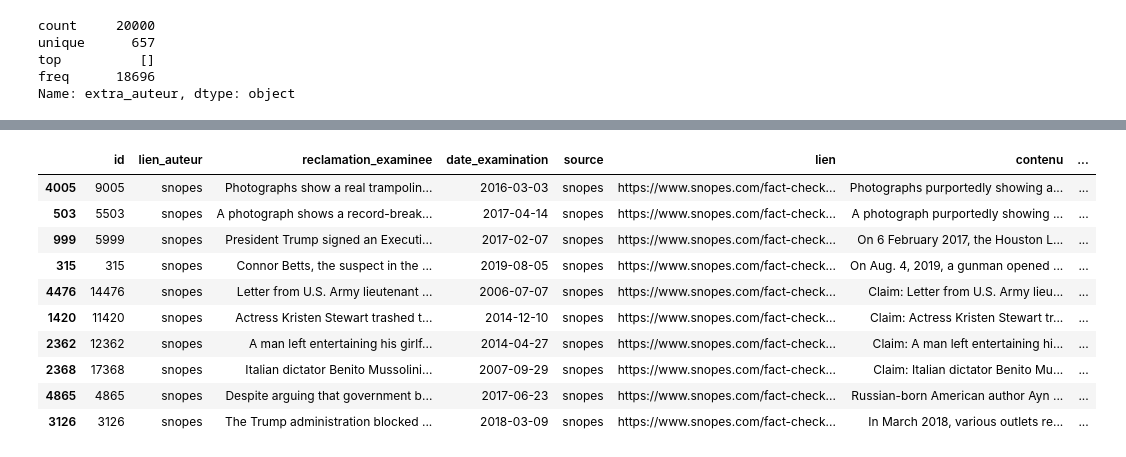
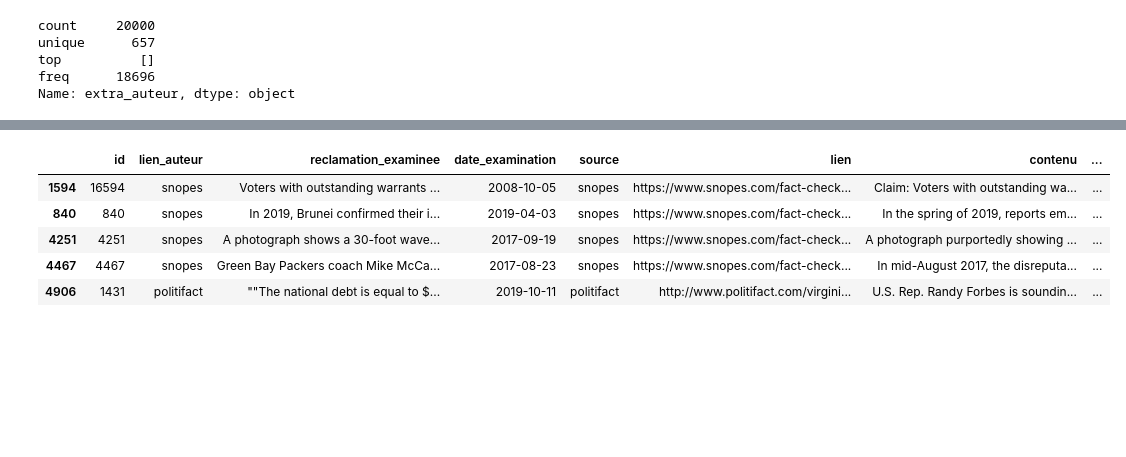
Before and after one commit to MassiBelaid/projetScienceDonnees, a Jupyter notebook: projet.ipynb, the cells around one changed output, grey strips where cells are left out. Cells and saved outputs as stored; diff of their text form; code cells hidden in the pictures; blank space fills up the shorter version.

```diff
--- a/projet.ipynb
+++ b/projet.ipynb
@@ -221,16 +237,11 @@ freq                                                      1
 Name: lien, dtype: object
 ... (17 outputs left out)
 # %%
-display(df.sample(10))
+display(df.sample(5))
 # %% [output]
 |  | id | lien_auteur | reclamation_examinee | date_examination | source | lien | contenu | ... |
-| 4005 | 9005 | snopes | Photographs show a real trampolin... | 2016-03-03 | snopes | https://www.snopes.com/fact-check... | Photographs purportedly showing a... | ... |
-| 503 | 5503 | snopes | A photograph shows a record-break... | 2017-04-14 | snopes | https://www.snopes.com/fact-check... | A photograph purportedly showing ... | ... |
-| 999 | 5999 | snopes | President Trump signed an Executi... | 2017-02-07 | snopes | https://www.snopes.com/fact-check... | On 6 February 2017, the Houston L... | ... |
-| 315 | 315 | snopes | Connor Betts, the suspect in the ... | 2019-08-05 | snopes | https://www.snopes.com/fact-check... | On Aug. 4, 2019, a gunman opened ... | ... |
-| 4476 | 14476 | snopes | Letter from U.S. Army lieutenant ... | 2006-07-07 | snopes | https://www.snopes.com/fact-check... | Claim: Letter from U.S. Army lieu... | ... |
-| 1420 | 11420 | snopes | Actress Kristen Stewart trashed t... | 2014-12-10 | snopes | https://www.snopes.com/fact-check... | Claim: Actress Kristen Stewart tr... | ... |
-| 2362 | 12362 | snopes | A man left entertaining his girlf... | 2014-04-27 | snopes | https://www.snopes.com/fact-check... | Claim: A man left entertaining hi... | ... |
-| 2368 | 17368 | snopes | Italian dictator Benito Mussolini... | 2007-09-29 | snopes | https://www.snopes.com/fact-check... | Claim: Italian dictator Benito Mu... | ... |
-| 4865 | 4865 | snopes | Despite arguing that government b... | 2017-06-23 | snopes | https://www.snopes.com/fact-check... | Russian-born American author Ayn ... | ... |
-| 3126 | 3126 | snopes | The Trump administration blocked ... | 2018-03-09 | snopes | https://www.snopes.com/fact-check... | In March 2018, various outlets re... | ... |
+| 1594 | 16594 | snopes | Voters with outstanding warrants ... | 2008-10-05 | snopes | https://www.snopes.com/fact-check... | Claim: Voters with outstanding wa... | ... |
+| 840 | 840 | snopes | In 2019, Brunei confirmed their i... | 2019-04-03 | snopes | https://www.snopes.com/fact-check... | In the spring of 2019, reports em... | ... |
+| 4251 | 4251 | snopes | A photograph shows a 30-foot wave... | 2017-09-19 | snopes | https://www.snopes.com/fact-check... | A photograph purportedly showing ... | ... |
+| 4467 | 4467 | snopes | Green Bay Packers coach Mike McCa... | 2017-08-23 | snopes | https://www.snopes.com/fact-check... | In mid-August 2017, the disreputa... | ... |
+| 4906 | 1431 | politifact | ""The national debt is equal to $... | 2019-10-11 | politifact | http://www.politifact.com/virgini... | U.S. Rep. Randy Forbes is soundin... | ... |
```
Also changed, not shown: parts of 35 cells of this notebook.
